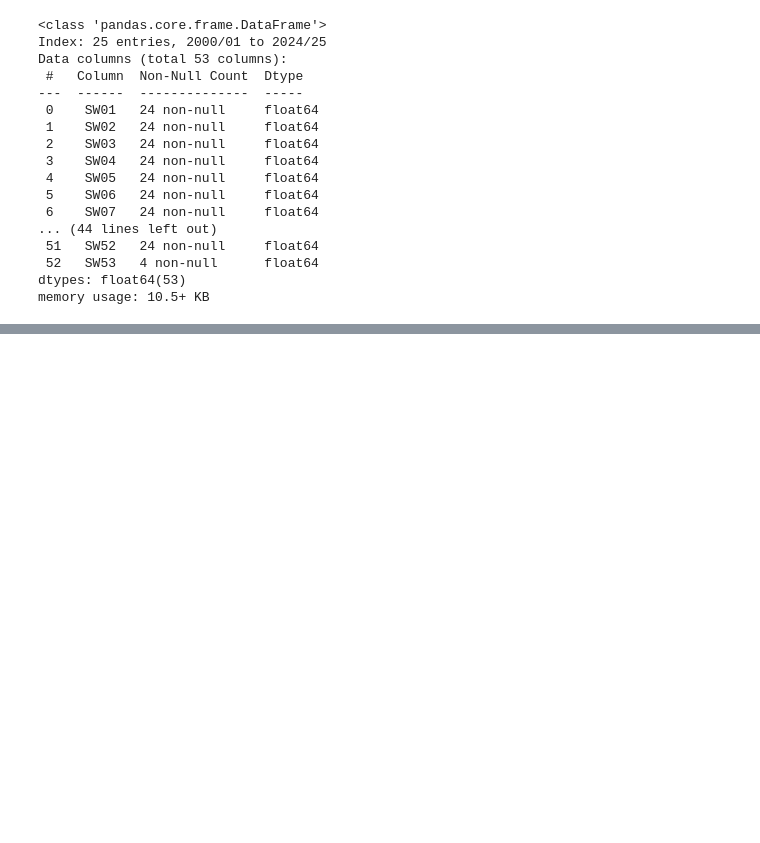
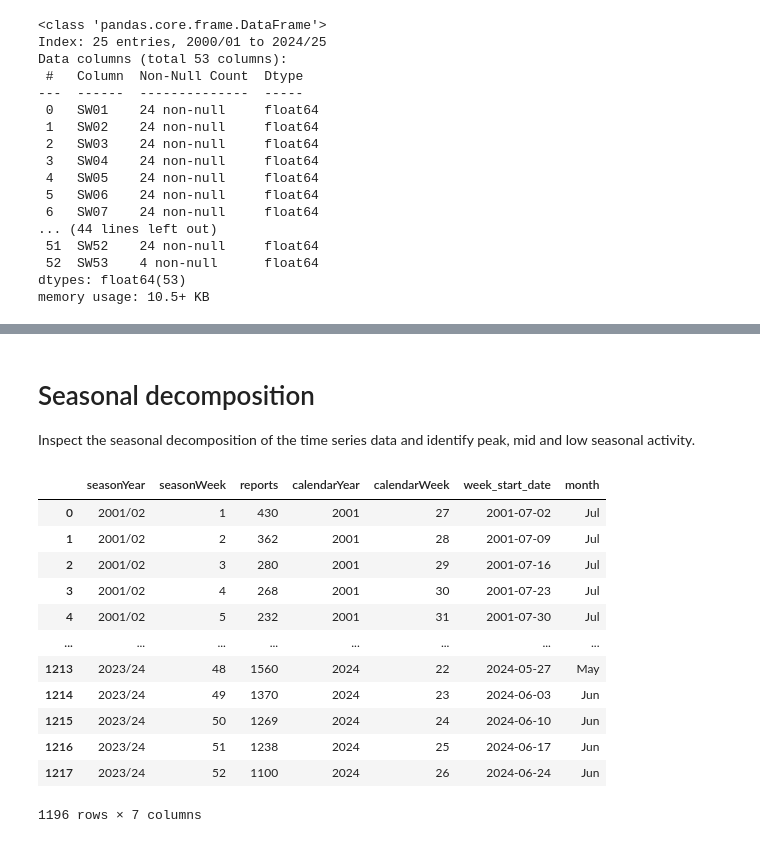
Before and after one commit to nina-prog/sem-outbreak-detection, a Jupyter notebook: notebooks/eda.ipynb, the cells around one changed output, grey strips where cells are left out. Cells and saved outputs as stored; diff of their text form; code cells hidden in the pictures; blank space fills up the shorter version.

```diff
--- a/notebooks/eda.ipynb
+++ b/notebooks/eda.ipynb
@@ -100 +111,4 @@ df_recently_puplished.tail(10)
 10 rows × 53 columns
+# %%
+# Drop season 2000/2001 and 2024/2025 due to missing data (index)
+df_recently_puplished = df_recently_puplished.drop(["2000/01", "2024/25"])
@@ -165,0 +331,19 @@ plt.show()
+# %% [markdown]
+# Seasonal decomposition
+Inspect the seasonal decomposition of the time series data and identify peak, mid and low seasonal activity.
+# %%
+df_cleaned
+# %% [output]
+|  | seasonYear | seasonWeek | reports | calendarYear | calendarWeek | week_start_date | month |
+| 0 | 2001/02 | 1 | 430 | 2001 | 27 | 2001-07-02 | Jul |
+| 1 | 2001/02 | 2 | 362 | 2001 | 28 | 2001-07-09 | Jul |
+| 2 | 2001/02 | 3 | 280 | 2001 | 29 | 2001-07-16 | Jul |
+| 3 | 2001/02 | 4 | 268 | 2001 | 30 | 2001-07-23 | Jul |
+| 4 | 2001/02 | 5 | 232 | 2001 | 31 | 2001-07-30 | Jul |
+| ... | ... | ... | ... | ... | ... | ... | ... |
+| 1213 | 2023/24 | 48 | 1560 | 2024 | 22 | 2024-05-27 | May |
+| 1214 | 2023/24 | 49 | 1370 | 2024 | 23 | 2024-06-03 | Jun |
+| 1215 | 2023/24 | 50 | 1269 | 2024 | 24 | 2024-06-10 | Jun |
+| 1216 | 2023/24 | 51 | 1238 | 2024 | 25 | 2024-06-17 | Jun |
+| 1217 | 2023/24 | 52 | 1100 | 2024 | 26 | 2024-06-24 | Jun |
+1196 rows × 7 columns
```
Also changed, not shown: parts of 24 cells of this notebook, 4 other files.
